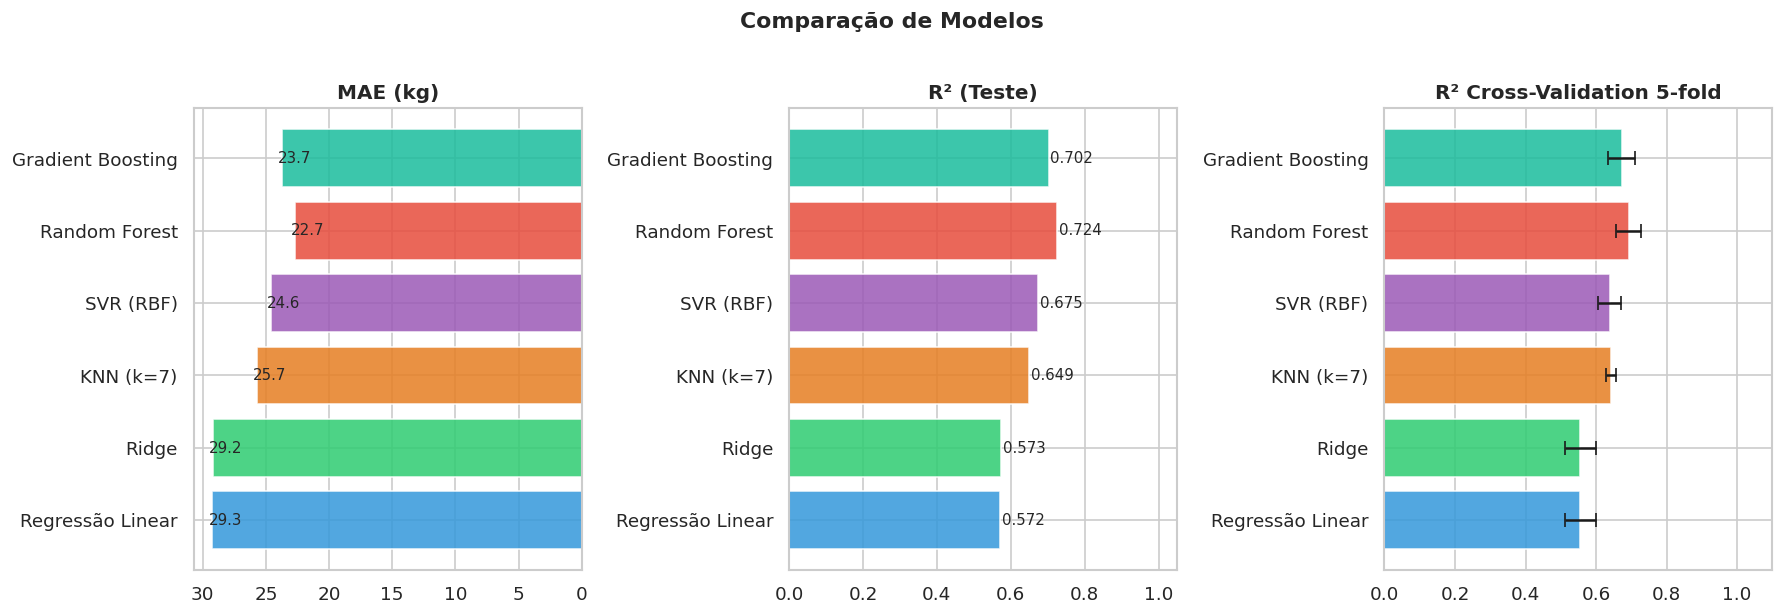
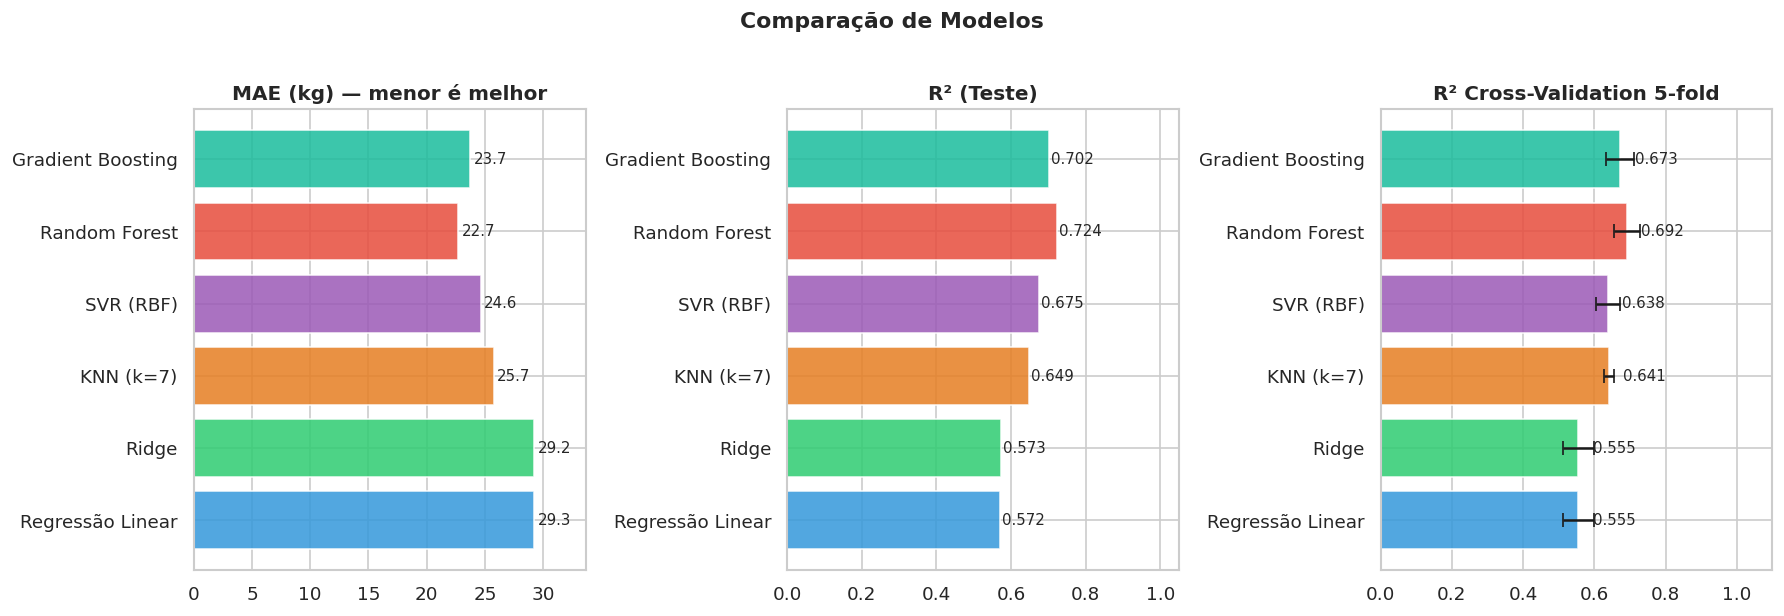
The change to this notebook cell's code, shown as a diff; its figure went from the first image to the second:
--- before
+++ after
@@ -5,20 +5,28 @@
 fig, axes = plt.subplots(1, 3, figsize=(15, 5))
 
+# MAE — eixo normal (menor = melhor)
 bars = axes[0].barh(nomes, [r['MAE'] for r in resultados], color=CORES, alpha=0.85, edgecolor='white')
 axes[0].set_title('MAE (kg)', fontweight='bold')
-axes[0].invert_xaxis()
+axes[0].set_xlim(0, max([r['MAE'] for r in resultados]) * 1.15)
 for bar, v in zip(bars, [r['MAE'] for r in resultados]):
-    axes[0].text(v + 0.3, bar.get_y() + bar.get_height()/2, f'{v:.1f}', va='center', fontsize=9)
+    axes[0].text(v + 0.3, bar.get_y() + bar.get_height()/2,
+                 f'{v:.1f}', va='center', fontsize=9)
 
+# R² Teste
 bars = axes[1].barh(nomes, [r['R2'] for r in resultados], color=CORES, alpha=0.85, edgecolor='white')
 axes[1].set_title('R² (Teste)', fontweight='bold')
 axes[1].set_xlim(0, 1.05)
 for bar, v in zip(bars, [r['R2'] for r in resultados]):
-    axes[1].text(v + 0.005, bar.get_y() + bar.get_height()/2, f'{v:.3f}', va='center', fontsize=9)
+    axes[1].text(v + 0.005, bar.get_y() + bar.get_height()/2,
+                 f'{v:.3f}', va='center', fontsize=9)
 
-axes[2].barh(nomes, [r['CV_mean'] for r in resultados], color=CORES, alpha=0.85,
-             xerr=[r['CV_std'] for r in resultados], capsize=4, edgecolor='white')
+# R² Cross-Validation com valores nas barras
+bars = axes[2].barh(nomes, [r['CV_mean'] for r in resultados], color=CORES, alpha=0.85,
+                    xerr=[r['CV_std'] for r in resultados], capsize=4, edgecolor='white')
 axes[2].set_title('R² Cross-Validation 5-fold', fontweight='bold')
 axes[2].set_xlim(0, 1.1)
+for bar, v in zip(bars, [r['CV_mean'] for r in resultados]):
+    axes[2].text(v + 0.04, bar.get_y() + bar.get_height()/2,
+                 f'{v:.3f}', va='center', fontsize=9)
 
 plt.suptitle('Comparação de Modelos', fontweight='bold', y=1.02)

Commit: fix: comparativo de modelos - MAE com eixo normal e valores no CV R²